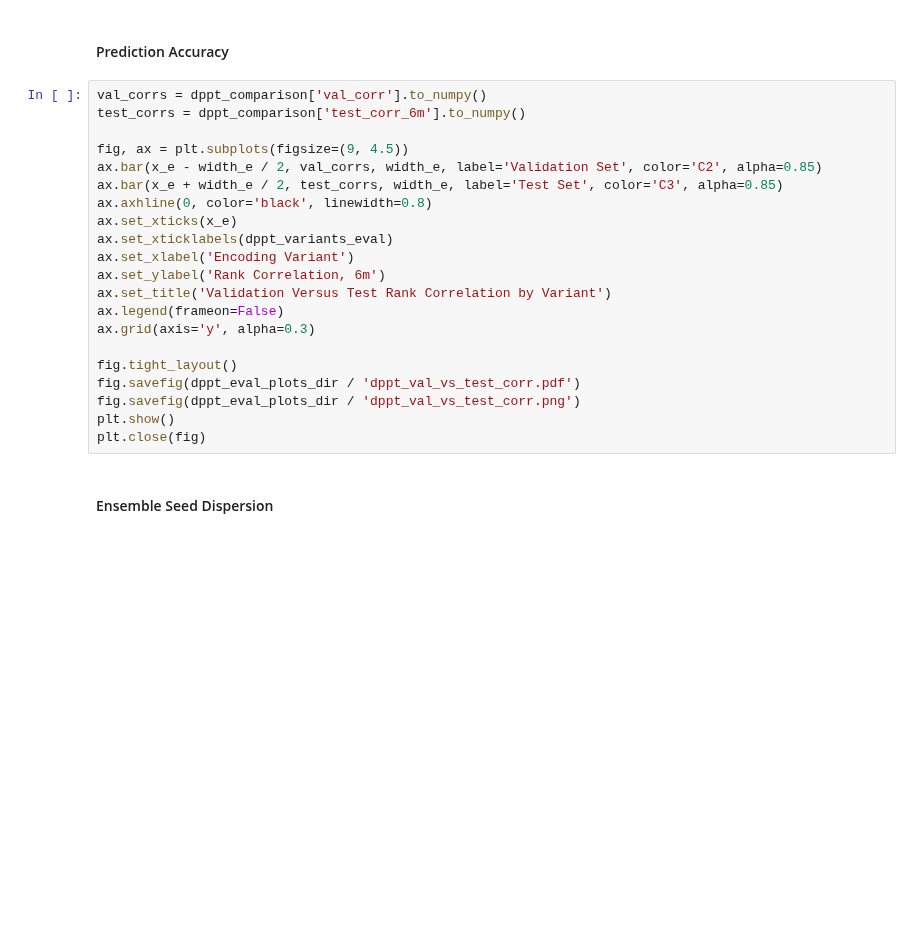
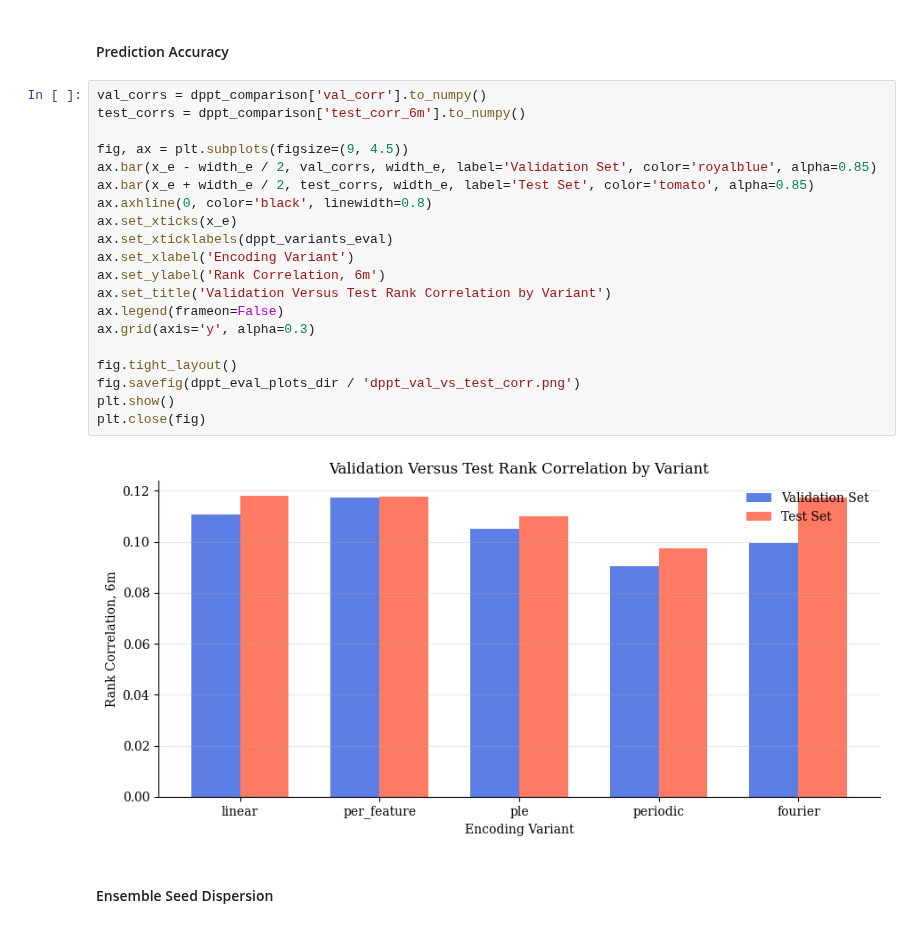
Before and after one commit to Hemasrikar/portfolio-transformers, a Jupyter notebook: summary_plots.ipynb, the cells around one changed output. Drawn from its saved outputs; the diff is of its cells as text; blank space fills up the shorter version.

```diff
--- a/summary_plots.ipynb
+++ b/summary_plots.ipynb
@@ -1980,24 +1978,25 @@ plt.close(fig)
 # %%
 val_corrs = dppt_comparison['val_corr'].to_numpy()
 test_corrs = dppt_comparison['test_corr_6m'].to_numpy()
 
 fig, ax = plt.subplots(figsize=(9, 4.5))
-ax.bar(x_e - width_e / 2, val_corrs, width_e, label='Validation Set', color='C2', alpha=0.85)
-ax.bar(x_e + width_e / 2, test_corrs, width_e, label='Test Set', color='C3', alpha=0.85)
+ax.bar(x_e - width_e / 2, val_corrs, width_e, label='Validation Set', color='royalblue', alpha=0.85)
+ax.bar(x_e + width_e / 2, test_corrs, width_e, label='Test Set', color='tomato', alpha=0.85)
 ax.axhline(0, color='black', linewidth=0.8)
 ax.set_xticks(x_e)
 ax.set_xticklabels(dppt_variants_eval)
 ax.set_xlabel('Encoding Variant')
 ax.set_ylabel('Rank Correlation, 6m')
 ax.set_title('Validation Versus Test Rank Correlation by Variant')
 ax.legend(frameon=False)
 ax.grid(axis='y', alpha=0.3)
 
 fig.tight_layout()
-fig.savefig(dppt_eval_plots_dir / 'dppt_val_vs_test_corr.pdf')
 fig.savefig(dppt_eval_plots_dir / 'dppt_val_vs_test_corr.png')
 plt.show()
 plt.close(fig)
+# %% [output]
+[figure, added]
 # %% [markdown]
 #### Ensemble Seed Dispersion
 # %%
```
Also changed, not shown: parts of 45 cells of this notebook, 49 other files.
